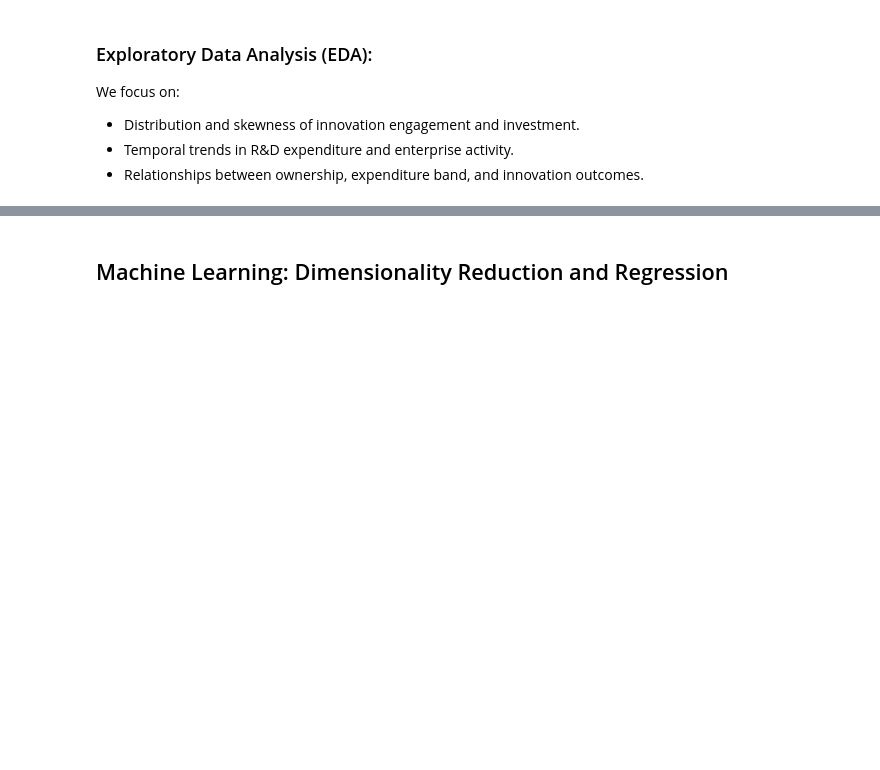
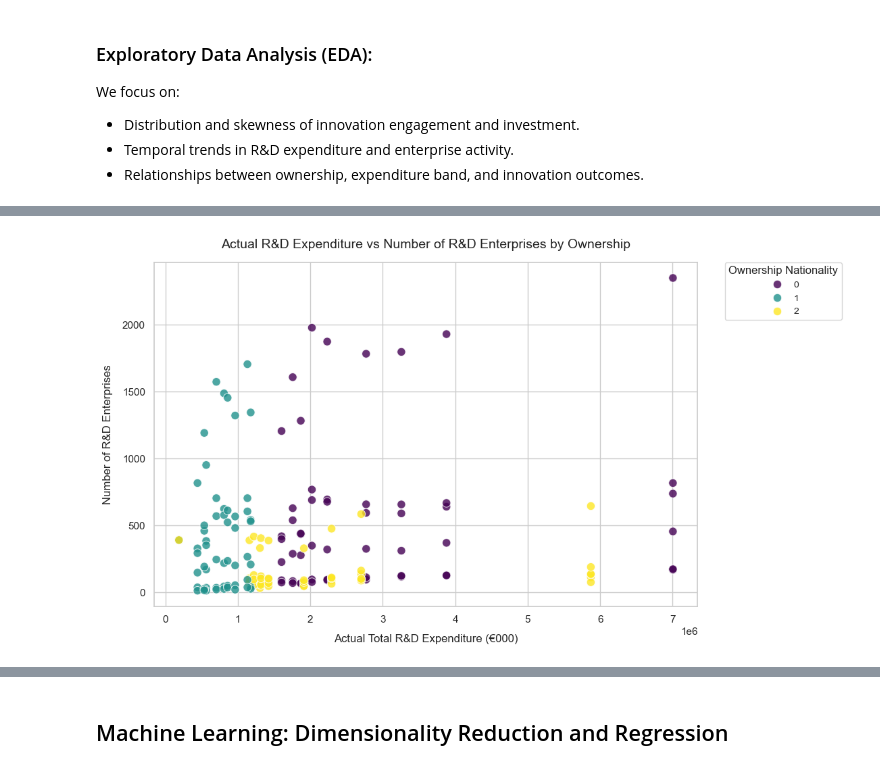
Before and after one commit to asolyash/DIGITAL-TRANSFORMATION-COMPETITIVENESS-IRELAND, a Jupyter notebook: Adriana_Soledad_Yash.ipynb, the cells around one changed output, grey strips where cells are left out. Cells and saved outputs as stored; diff of their text form; code cells hidden in the pictures; blank space fills up the shorter version.

```diff
--- a/Adriana_Soledad_Yash.ipynb
+++ b/Adriana_Soledad_Yash.ipynb
@@ -480,0 +519,27 @@ ValueError: Could not interpret value `Total_RnD_Exp` for `y`. An entry with thi
+# %%
+# scatter plot of expenditure versus number of R&D enterprises
+plt.figure(figsize=(12, 7))
+sns.scatterplot(
+    x='Actual Total Research and Development Expenditure',
+    y='Enterprises Engaged in Research and Development Activities (Number)',
+    data=df,
+    hue='nationality_of_ownership',
+    palette='viridis',
+    s=80,
+    alpha=0.8,
+    legend='full'
+)
+plt.title('Actual R&D Expenditure vs Number of R&D Enterprises by Ownership', fontsize=14, pad=15)
+plt.xlabel('Actual Total R&D Expenditure (€000)', fontsize=12, labelpad=10)
+plt.ylabel('Number of R&D Enterprises', fontsize=12, labelpad=10)
+plt.legend(
+    title='Ownership Nationality',
+    bbox_to_anchor=(1.05, 1),
+    loc='upper left',
+    borderaxespad=0.,
+    fontsize=10
+)
+plt.tight_layout(pad=3)
+plt.show()
+# %% [output]
+[figure, added]
```
Also changed, not shown: parts of 7 cells of this notebook.
